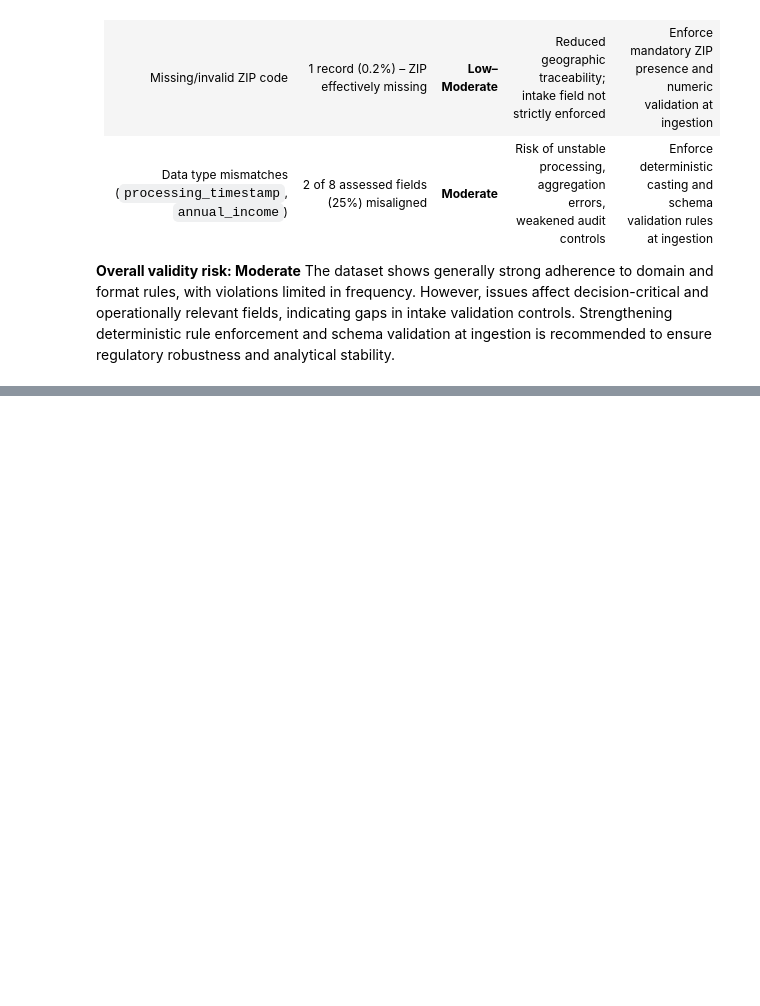
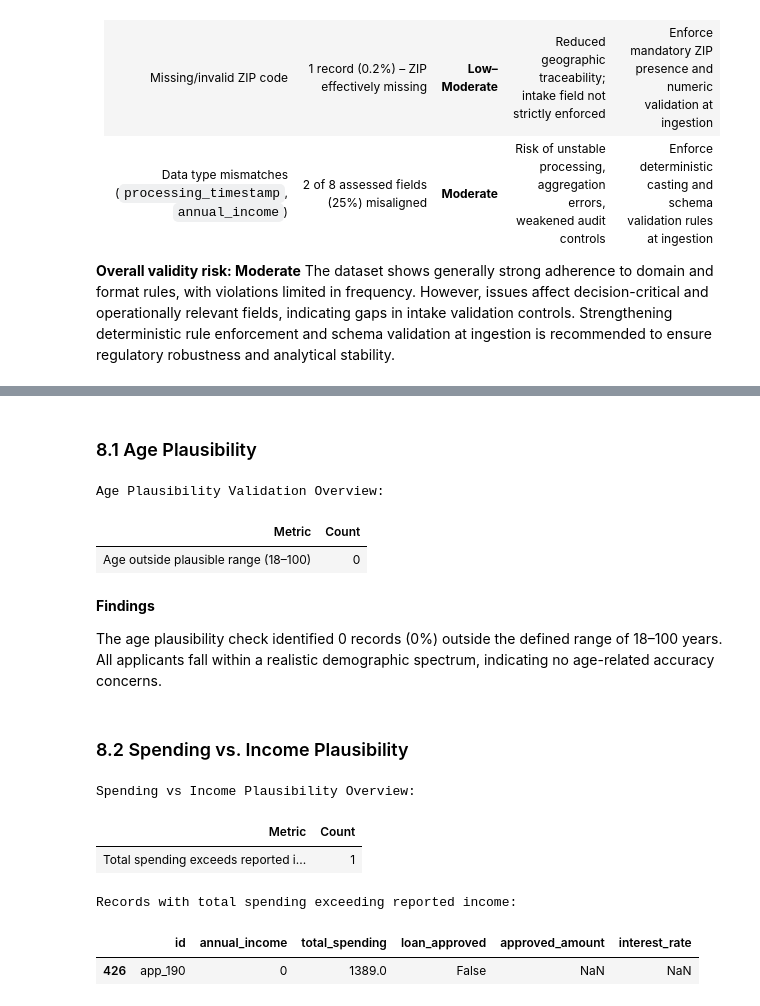
Before and after one commit to mchlkan/dego-2606-group3, a Jupyter notebook: notebooks/01-data-quality.ipynb, the cells around one changed output, grey strips where cells are left out. Drawn from its saved outputs; the diff is of its cells as text; code cells hidden in the pictures; blank space fills up the shorter version.

```diff
--- a/notebooks/01-data-quality.ipynb
+++ b/notebooks/01-data-quality.ipynb
@@ -1076,0 +1033,65 @@ df_model = df[
+# %% [markdown]
+### 8.1 Age Plausibility
+# %%
+# Validate plausibility of applicant age based on date of birth
+df["date_of_birth"] = pd.to_datetime(df["date_of_birth"], errors="coerce")
+df["age"] = (pd.Timestamp("today") - df["date_of_birth"]).dt.days // 365
+
+unrealistic_age = ((df["age"] < 18) | (df["age"] > 100)).sum()
+
+age_plausibility_overview = pd.DataFrame({
+    "Metric": ["Age outside plausible range (18–100)"],
+    "Count": [unrealistic_age]
+})
+
+print("Age Plausibility Validation Overview:")
+display(age_plausibility_overview.style.hide(axis="index"))
+# %% [output]
+Age Plausibility Validation Overview:
+| Metric | Count |
+| Age outside plausible range (18–100) | 0 |
+# %% [markdown]
+**Findings**
+
+The age plausibility check identified 0 records (0%) outside the defined range of 18–100 years. All applicants fall within a realistic demographic spectrum, indicating no age-related accuracy concerns.
+# %% [markdown]
+### 8.2 Spending vs. Income Plausibility
+# %%
+# Validate plausibility of total spending relative to reported income
+spend_cols = [c for c in df.columns if c.startswith("spending_")]
+df["total_spending"] = df[spend_cols].sum(axis=1)
+
+income = pd.to_numeric(df["annual_income"], errors="coerce")
+
+implausible_spending = (df["total_spending"] > income).sum()
+
+spending_income_plausibility_overview = pd.DataFrame({
+    "Metric": ["Total spending exceeds reported income"],
+    "Count": [implausible_spending]
+})
+
+print("Spending vs Income Plausibility Overview:")
+display(spending_income_plausibility_overview.style.hide(axis="index"))
+# %% [output]
+Spending vs Income Plausibility Overview:
+| Metric | Count |
+| Total spending exceeds reported i... | 1 |
+# %%
+# Identify records where total spending exceeds reported income
+implausible_spending_records = df[
+    df["total_spending"] > income
+][[
+    "id",
+    "annual_income",
+    "total_spending",
+    "loan_approved",
+    "approved_amount",
+    "interest_rate"
+]]
+
+print("Records with total spending exceeding reported income:")
+display(implausible_spending_records)
+# %% [output]
+Records with total spending exceeding reported income:
+|  | id | annual_income | total_spending | loan_approved | approved_amount | interest_rate |
+| 426 | app_190 | 0 | 1389.0 | False | NaN | NaN |
```
Also changed, not shown: parts of 14 cells of this notebook.
